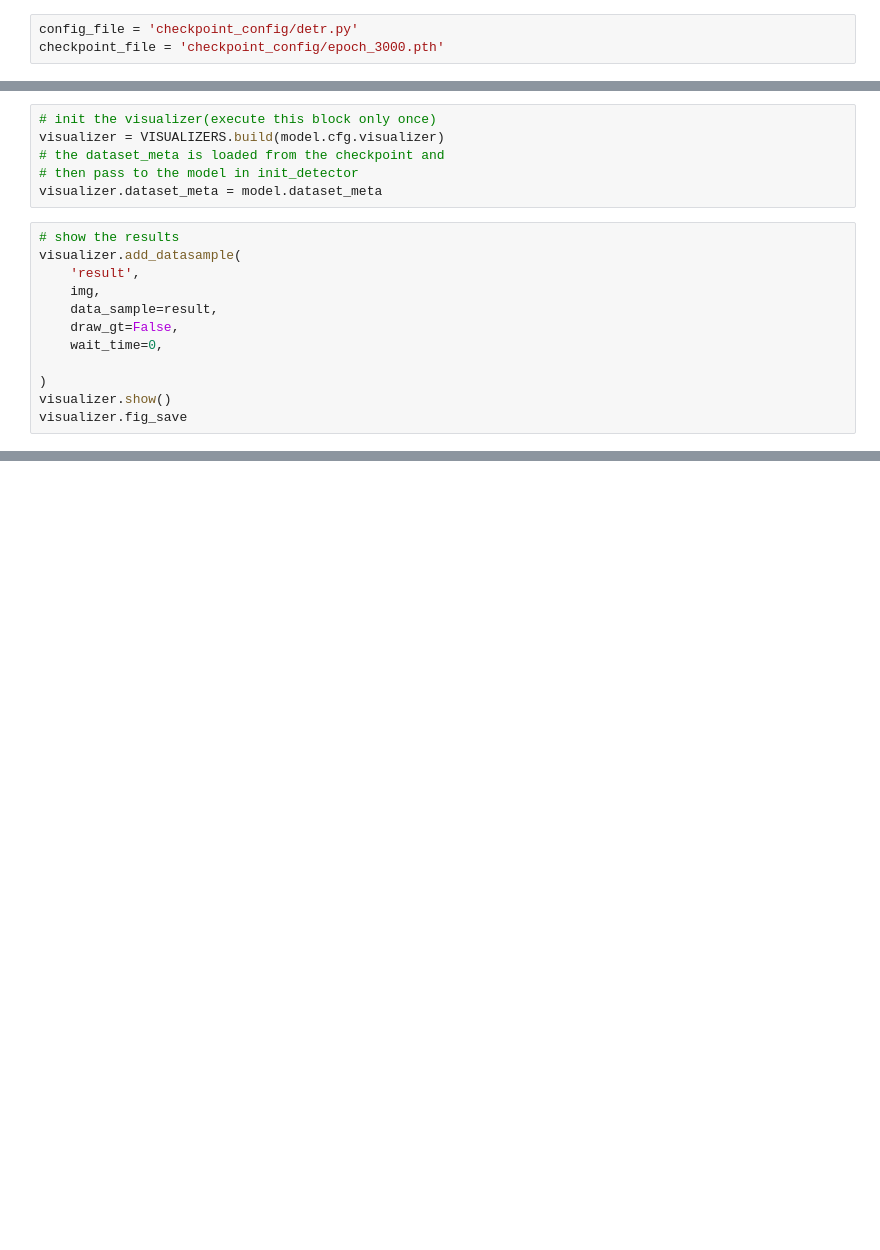
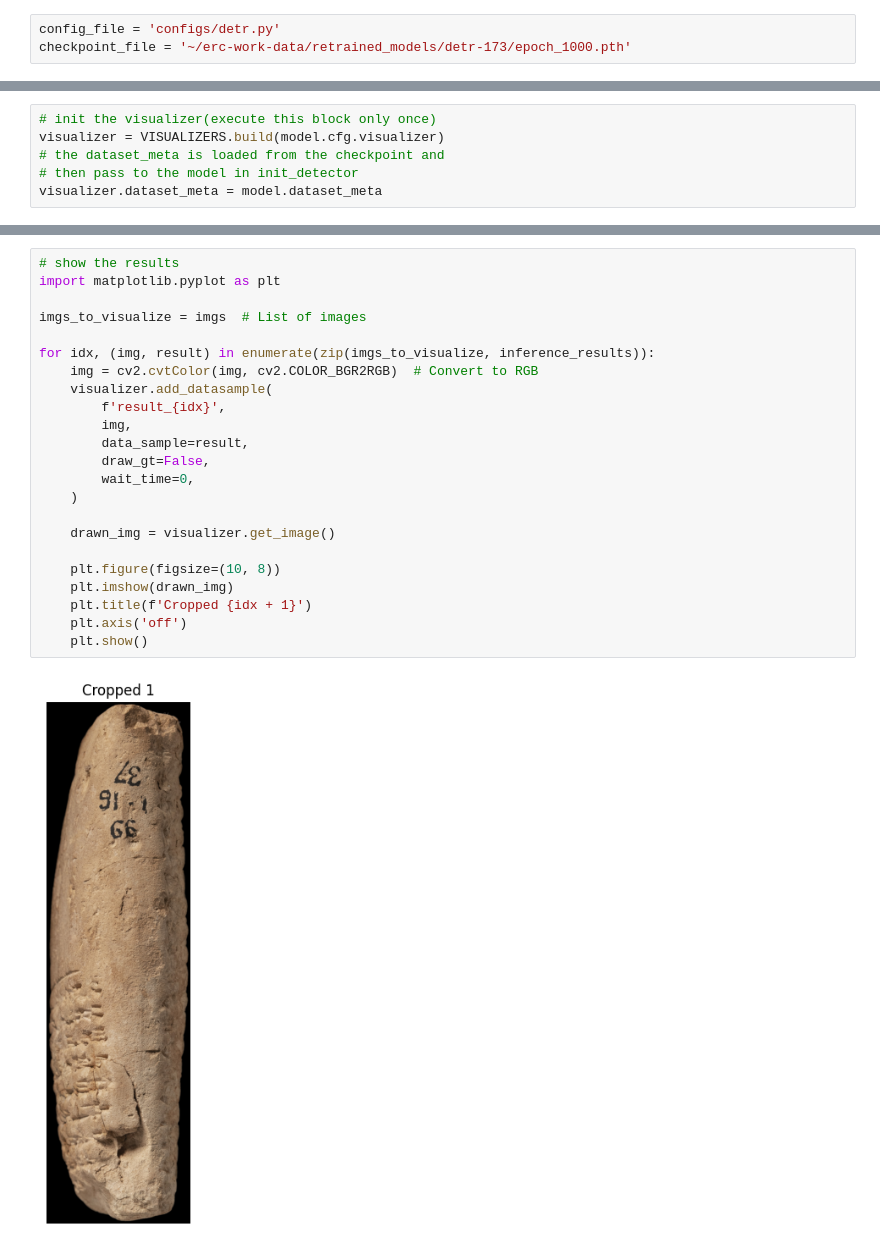
Before and after one commit to ElectronicBabylonianLiterature/cuneiform-ocr, a Jupyter notebook: inference_single_stage.ipynb, the cells around one changed output, grey strips where cells are left out. Cells and saved outputs as stored; diff of their text form; blank space fills up the shorter version.

Commit message:
Do inferences

```diff
--- a/inference_single_stage.ipynb
+++ b/inference_single_stage.ipynb
@@ -5,8 +27,8 @@ from mmdet.registry import VISUALIZERS
 import mmcv
 from pymongo import MongoClient
 # %%
-config_file = 'checkpoint_config/detr.py'
-checkpoint_file = 'checkpoint_config/epoch_3000.pth'
+config_file = 'configs/detr.py'
+checkpoint_file = '~/erc-work-data/retrained_models/detr-173/epoch_1000.pth'
 # %%
 #Register all modules in mmdet into the registries
 register_all_modules()
@@ -43,15 +89,3 @@ visualizer = VISUALIZERS.build(model.cfg.visualizer)
 # the dataset_meta is loaded from the checkpoint and
 # then pass to the model in init_detector
 visualizer.dataset_meta = model.dataset_meta
-# %%
-# show the results
-visualizer.add_datasample(
-    'result',
-    img,
-    data_sample=result,
-    draw_gt=False,
-    wait_time=0,
-
-)
-visualizer.show()
-visualizer.fig_save
@@ -75,0 +138,25 @@ sorted_indexed_bounding_boxes = sorted(indexed_bounding_boxes, key=lambda item:
+# %%
+# show the results
+import matplotlib.pyplot as plt
+
+imgs_to_visualize = imgs  # List of images
+
+for idx, (img, result) in enumerate(zip(imgs_to_visualize, inference_results)):
+    img = cv2.cvtColor(img, cv2.COLOR_BGR2RGB)  # Convert to RGB
+    visualizer.add_datasample(
+        f'result_{idx}',
+        img,
+        data_sample=result,
+        draw_gt=False,
+        wait_time=0,
+    )
+
+    drawn_img = visualizer.get_image()
+
+    plt.figure(figsize=(10, 8))
+    plt.imshow(drawn_img)
+    plt.title(f'Cropped {idx + 1}')
+    plt.axis('off')
+    plt.show()
+# %% [output]
+[figure, added]
```
Also changed, not shown: parts of 22 cells of this notebook, 13 other files.
